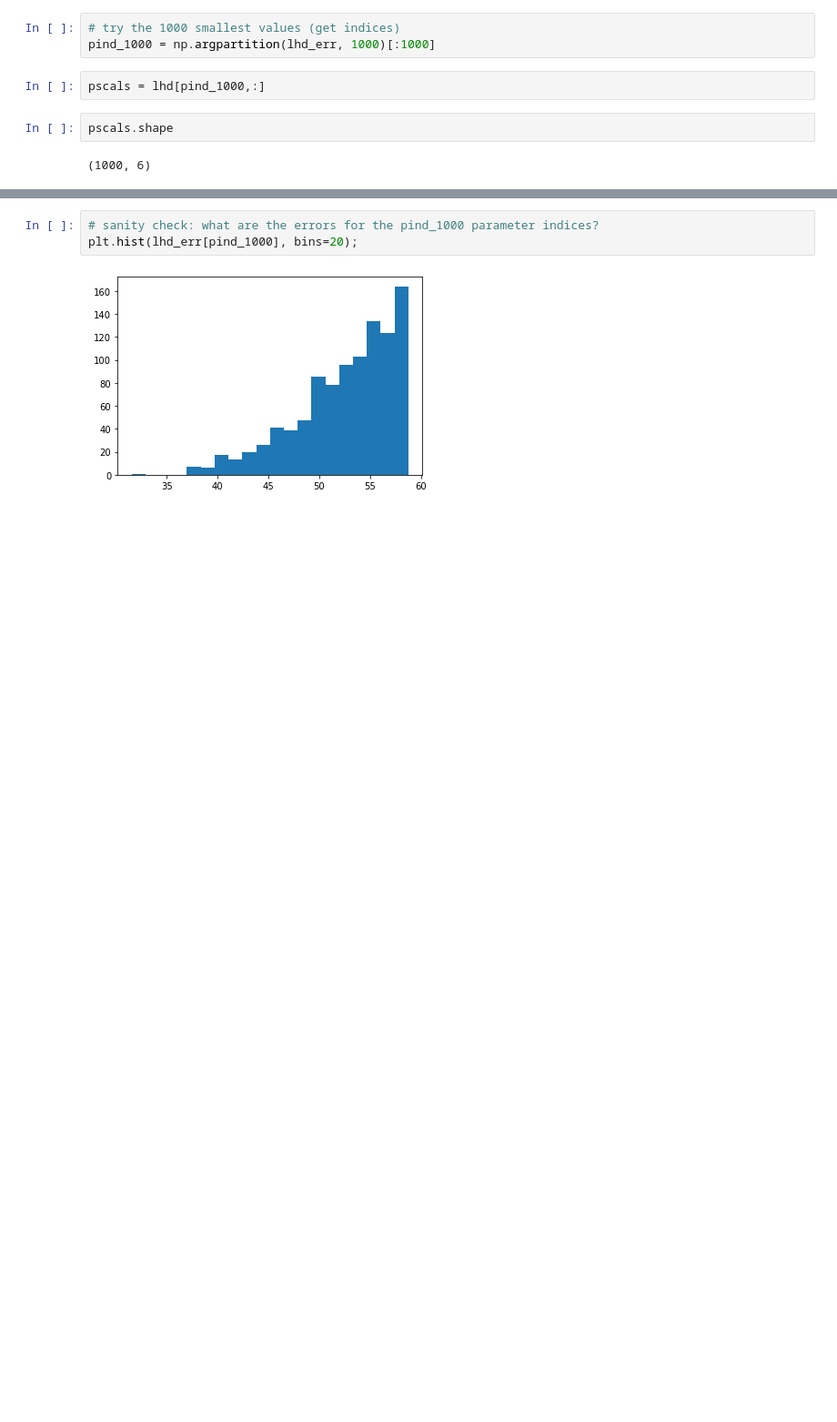
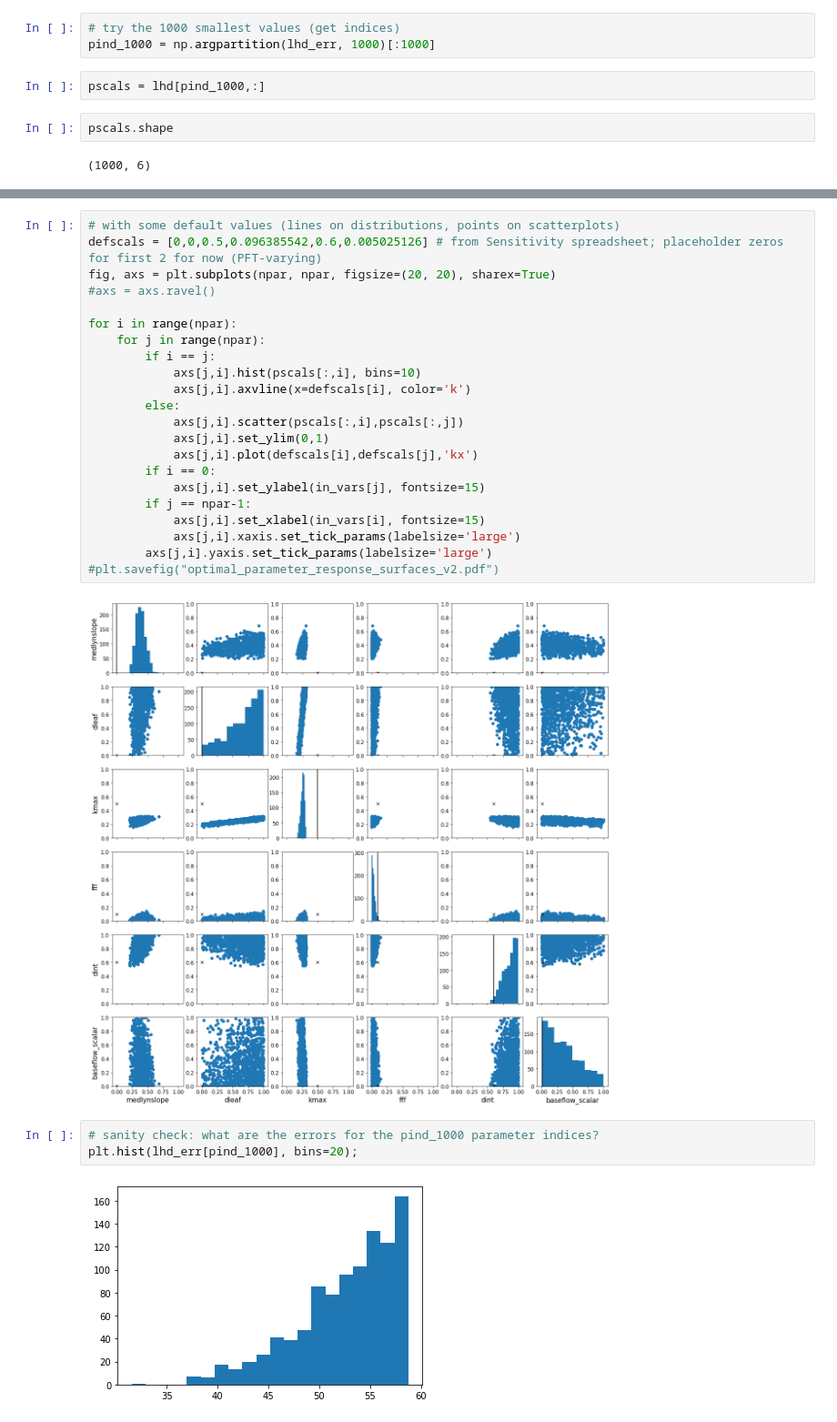
Before and after one commit to katiedagon/CLM5_ParameterUncertainty, a Jupyter notebook: NN/NN_parameter_response_maps.ipynb, the cells around one changed output, grey strips where cells are left out. Shown at 91% size. Drawn from its saved outputs; the diff is of its cells as text; blank space fills up the shorter version.

```diff
--- a/NN/NN_parameter_response_maps.ipynb
+++ b/NN/NN_parameter_response_maps.ipynb
@@ -180,3 +188,27 @@ for i in range(npar):
+# %%
+# with some default values (lines on distributions, points on scatterplots)
+defscals = [0,0,0.5,0.096385542,0.6,0.005025126] # from Sensitivity spreadsheet; placeholder zeros for first 2 for now (PFT-varying)
+fig, axs = plt.subplots(npar, npar, figsize=(20, 20), sharex=True)
+#axs = axs.ravel()
+
+for i in range(npar):
+    for j in range(npar):
+        if i == j:
+            axs[j,i].hist(pscals[:,i], bins=10)
+            axs[j,i].axvline(x=defscals[i], color='k')
+        else:
+            axs[j,i].scatter(pscals[:,i],pscals[:,j])
+            axs[j,i].set_ylim(0,1)
+            axs[j,i].plot(defscals[i],defscals[j],'kx')
+        if i == 0:
+            axs[j,i].set_ylabel(in_vars[j], fontsize=15)
+        if j == npar-1:
+            axs[j,i].set_xlabel(in_vars[i], fontsize=15)
+            axs[j,i].xaxis.set_tick_params(labelsize='large')
+        axs[j,i].yaxis.set_tick_params(labelsize='large')
+#plt.savefig("optimal_parameter_response_surfaces_v2.pdf")
+# %% [output]
+[figure, added]
 # %%
 # sanity check: what are the errors for the pind_1000 parameter indices?
 plt.hist(lhd_err[pind_1000], bins=20);
```
Also changed, not shown: parts of 3 cells of this notebook, 1 other file.
